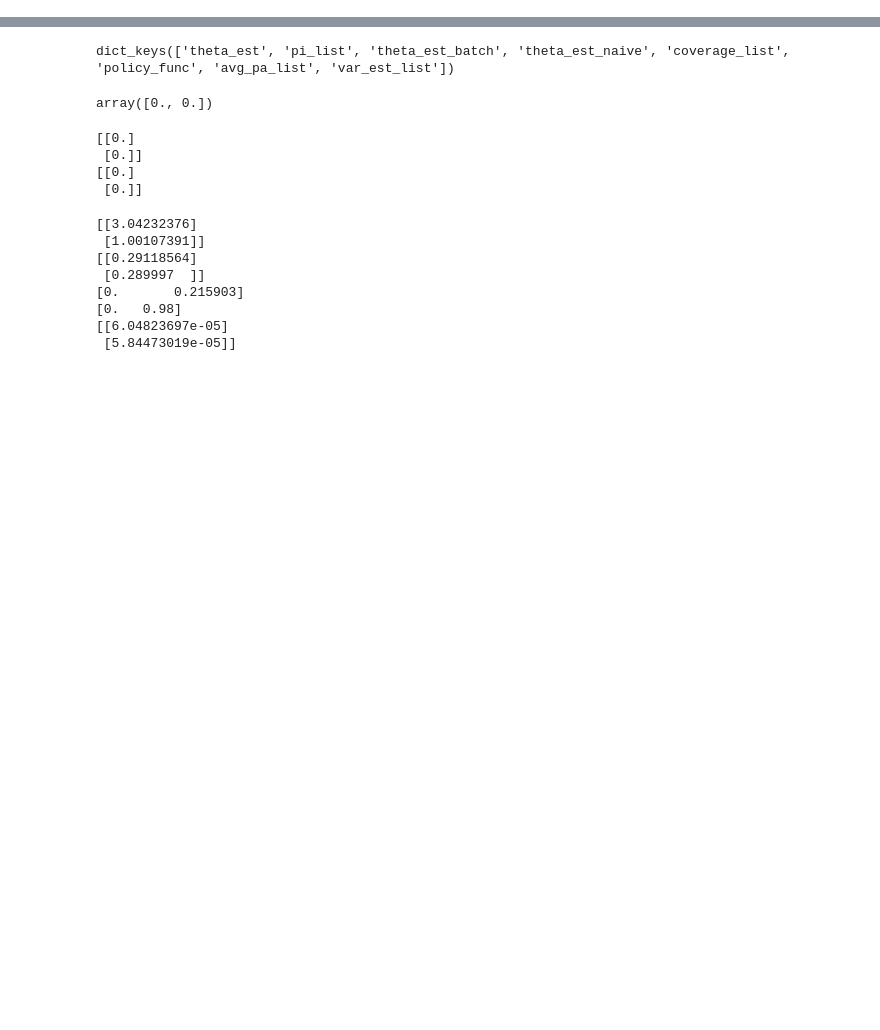
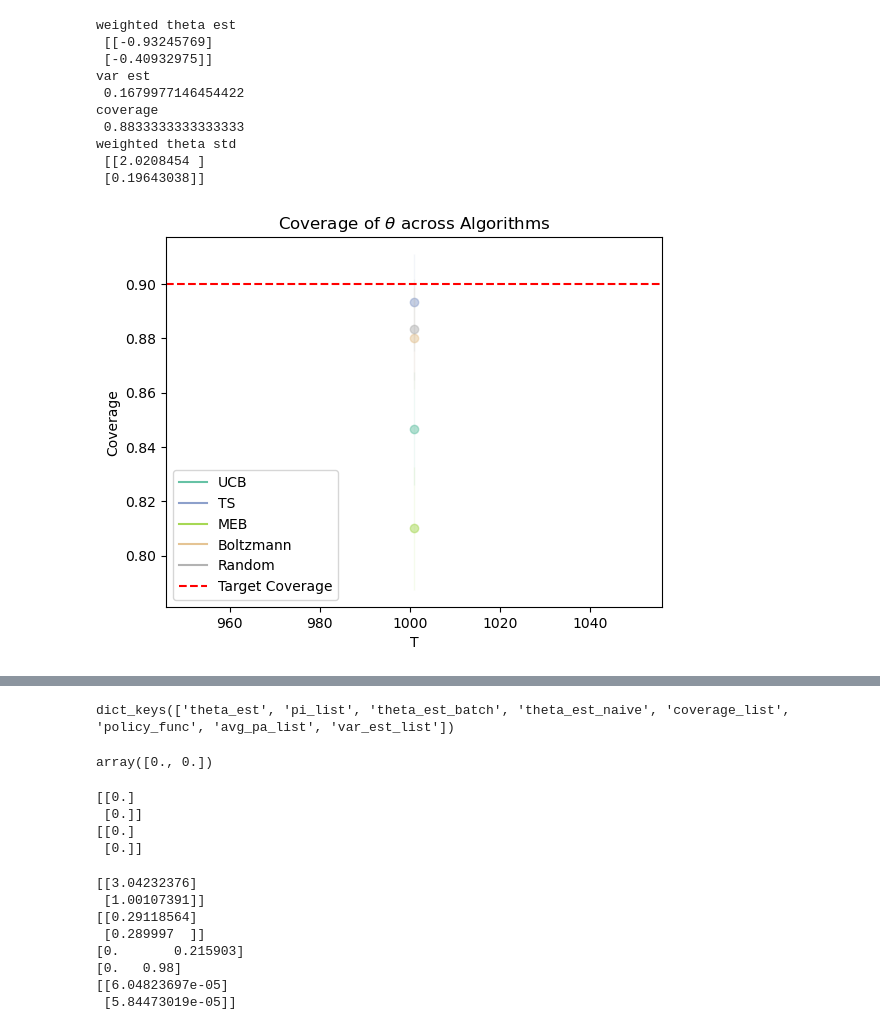
Before and after one commit to ZipingXu/Predicted_context_inference, a Jupyter notebook: results_mis.ipynb, the cells around one changed output, grey strips where cells are left out. Drawn from its saved outputs; the diff is of its cells as text; code cells hidden in the pictures; blank space fills up the shorter version.

```diff
--- a/results_mis.ipynb
+++ b/results_mis.ipynb
@@ -4,6 +4,28 @@ import visualization
 importlib.reload(visualization)
 from visualization import *
 import os
+# %%
+with open('runs/history_dict_random_0.1_0.5_mis_False.pkl', 'rb') as f:
+    history_dict, args = pickle.load(f)
+# random environment
+    # print("true theta \n", args.theta) if not args.mis else print("true theta \n", args.best_theta)
+    print("weighted theta est \n", np.mean(history_dict['theta_est']['Random'], axis=0)[:, 1, :])
+    print("var est \n", np.mean(history_dict['var_est_list']['Random'], axis=0)[-1])
+    print("coverage \n", np.mean(history_dict['coverage_list']['Random'], axis=0)[-1])
+    print("weighted theta std \n", np.std(history_dict['theta_est']['Random'], axis=0)[:, 1, :]**2)
+    plot_coverage_w_ax(history_dict, args, alpha=0.9)
+# %% [output]
+weighted theta est
+ [[-0.93245769]
+ [-0.40932975]]
+var est
+ 0.1679977146454422
+coverage
+ 0.8833333333333333
+weighted theta std
+ [[2.0208454 ]
+ [0.19643038]]
+[figure, added]
 # %%
 # test the effects of -l
 mis_list = [True, False]
```
Also changed, not shown: parts of 1 cell of this notebook, 16 other files.
